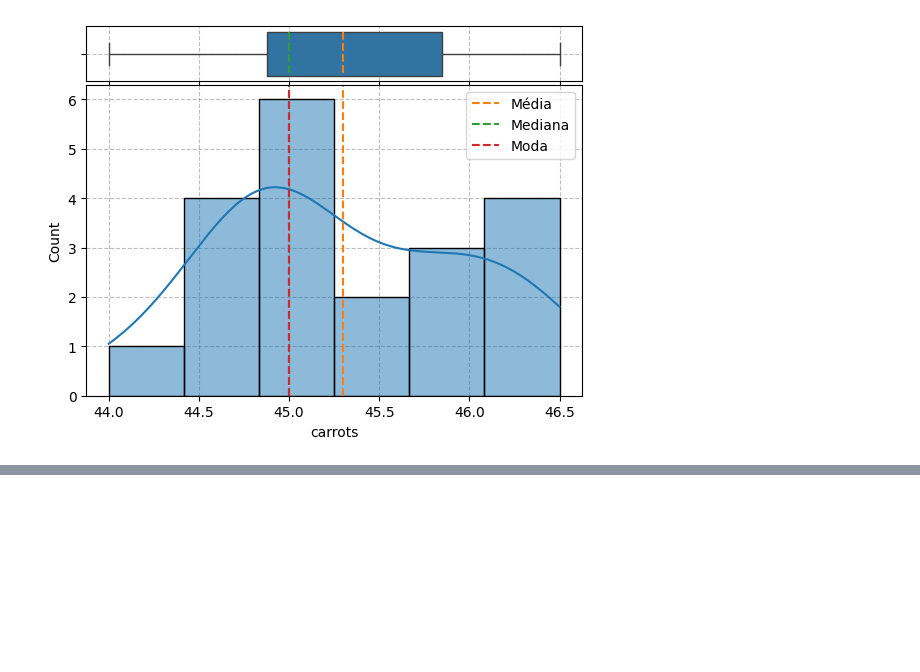
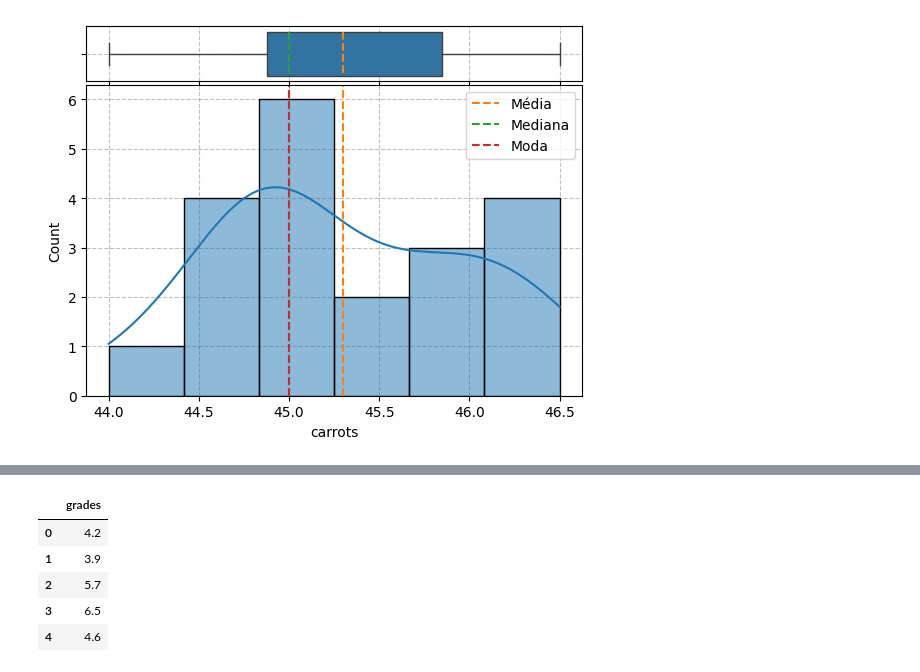
Before and after one commit to PauloViniciusR/Estatistica_dados, a Jupyter notebook: Estatistica_Descritiva/07_outliers_boxplots.ipynb, the cells around one changed output, grey strips where cells are left out. Cells and saved outputs as stored; diff of their text form; code cells hidden in the pictures; blank space fills up the shorter version.

```diff
--- a/Estatistica_Descritiva/07_outliers_boxplots.ipynb
+++ b/Estatistica_Descritiva/07_outliers_boxplots.ipynb
@@ -436,0 +443,13 @@ plt.show()
+# %%
+DADOS = "../dados/grades.csv"
+
+df_notas = pd.read_csv(DADOS)
+
+df_notas.head()
+# %% [output]
+|  | grades |
+| 0 | 4.2 |
+| 1 | 3.9 |
+| 2 | 5.7 |
+| 3 | 6.5 |
+| 4 | 4.6 |
```
Also changed, not shown: parts of 4 cells of this notebook, 1 other file.
